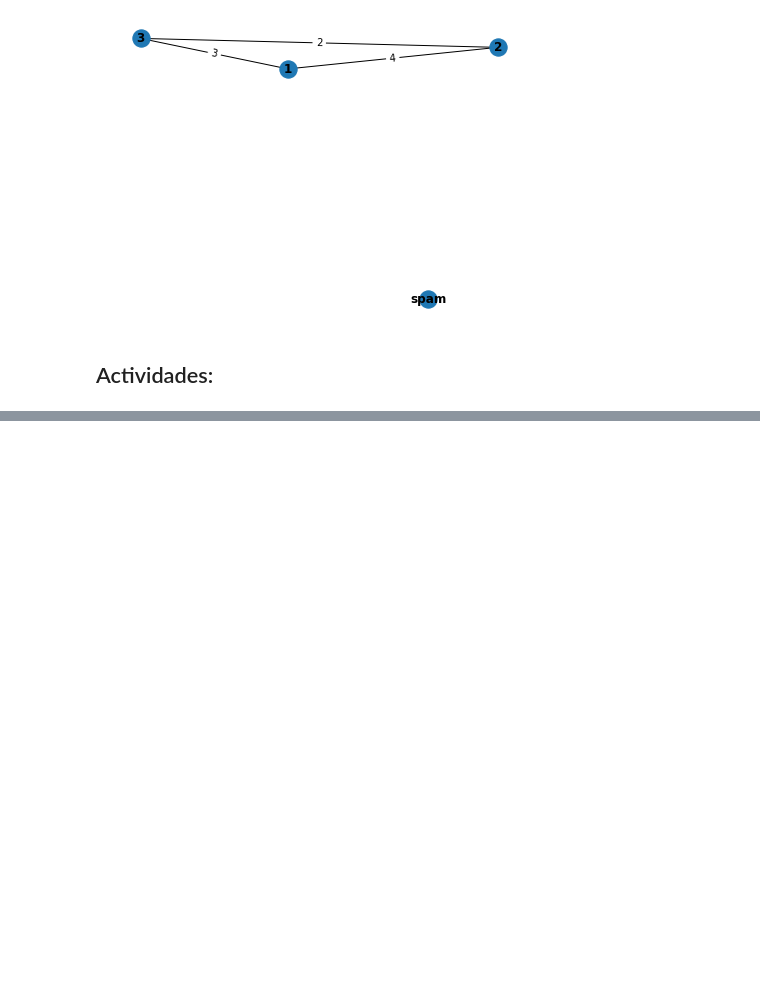
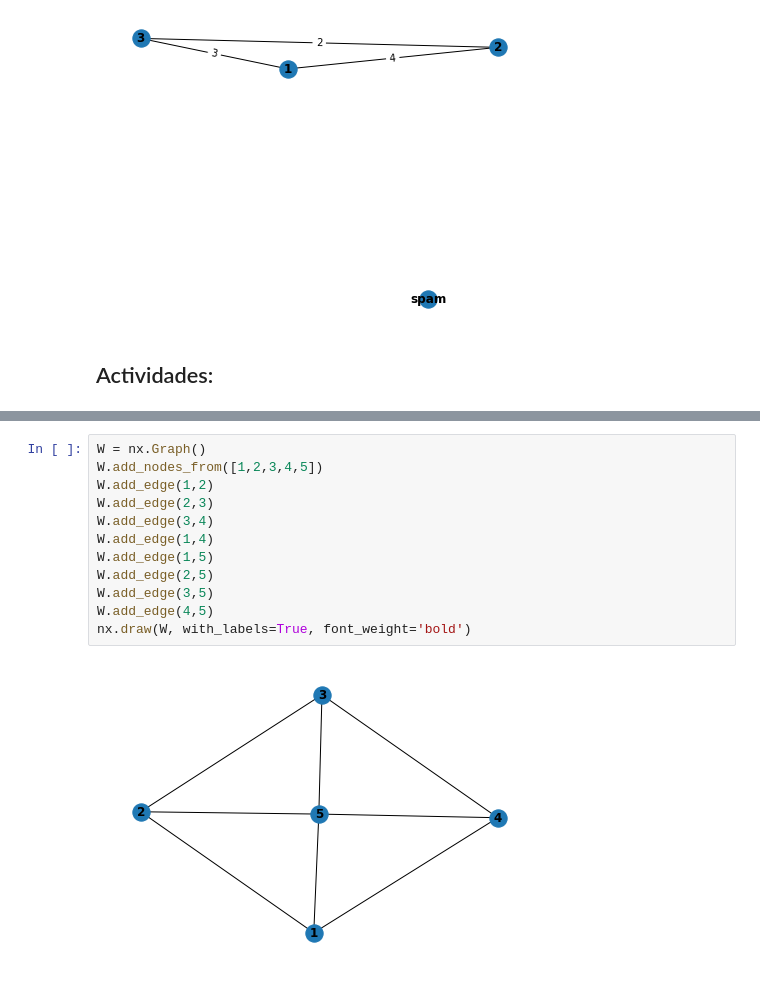
Before and after one commit to CaroRuiz92/Practicas-Programacion-II-Python, a Jupyter notebook: Pract-5-UGrafos.ipynb, the cells around one changed output, grey strips where cells are left out. Drawn from its saved outputs; the diff is of its cells as text; blank space fills up the shorter version.

```diff
--- a/Pract-5-UGrafos.ipynb
+++ b/Pract-5-UGrafos.ipynb
@@ -59,0 +101,14 @@ nx.draw_networkx_edge_labels(G, pos=pos, edge_labels=edge_labels)
+# %%
+W = nx.Graph()
+W.add_nodes_from([1,2,3,4,5])
+W.add_edge(1,2)
+W.add_edge(2,3)
+W.add_edge(3,4)
+W.add_edge(1,4)
+W.add_edge(1,5)
+W.add_edge(2,5)
+W.add_edge(3,5)
+W.add_edge(4,5)
+nx.draw(W, with_labels=True, font_weight='bold')
+# %% [output]
+[figure, added]
```
Also changed, not shown: parts of 5 cells of this notebook.
